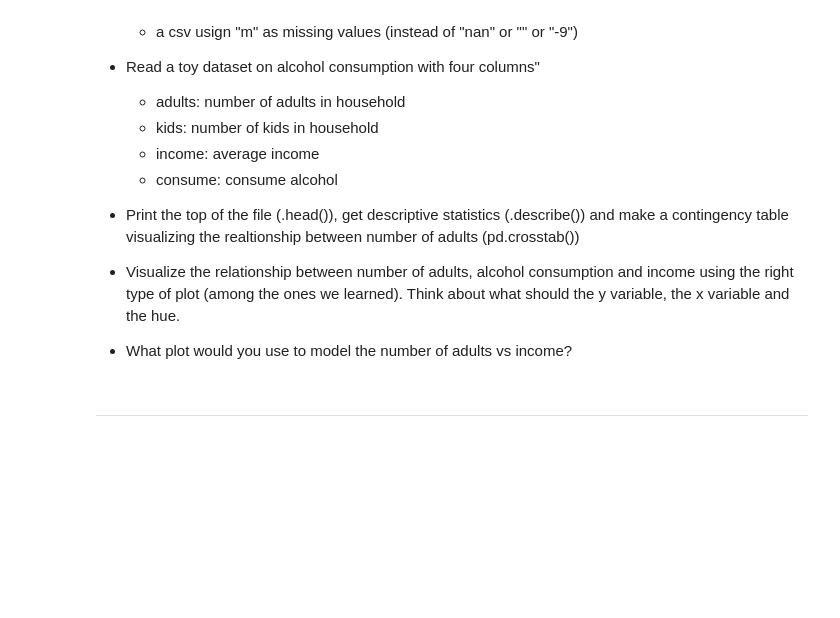
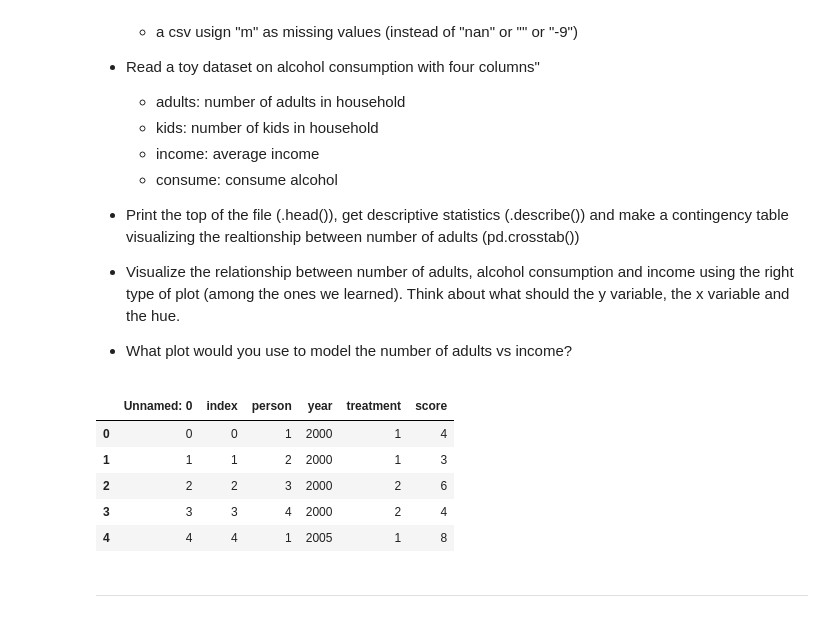
Before and after one commit to jgarciab/wwd2017, a Jupyter notebook: class1/dont_work_here.ipynb, the cells around one changed output. Cells and saved outputs as stored; diff of their text form; code cells hidden in the pictures; blank space fills up the shorter version.

```diff
--- a/class1/dont_work_here.ipynb
+++ b/class1/dont_work_here.ipynb
@@ -135,8 +137,15 @@ df_tab.head()
 # %%
 #Read a standard csv, careful, the file uses a different encoding (no UTF-8)
 filename = "data/hw1_csv_enc.csv"
-df_enc =
+df_enc = pd.read_csv(filename,encoding="iso-8859-1")
 df_enc.head()
+# %% [output]
+|  | Unnamed: 0 | index | person | year | treatment | score |
+| 0 | 0 | 0 | 1 | 2000 | 1 | 4 |
+| 1 | 1 | 1 | 2 | 2000 | 1 | 3 |
+| 2 | 2 | 2 | 3 | 2000 | 2 | 6 |
+| 3 | 3 | 3 | 4 | 2000 | 2 | 4 |
+| 4 | 4 | 4 | 1 | 2005 | 1 | 8 |
 # %%
 #Read a standard csv, careful, the file does not have a header
 filename = "data/hw1_csv_header.csv"
```
Also changed, not shown: parts of 2 cells of this notebook, 29 other files.
